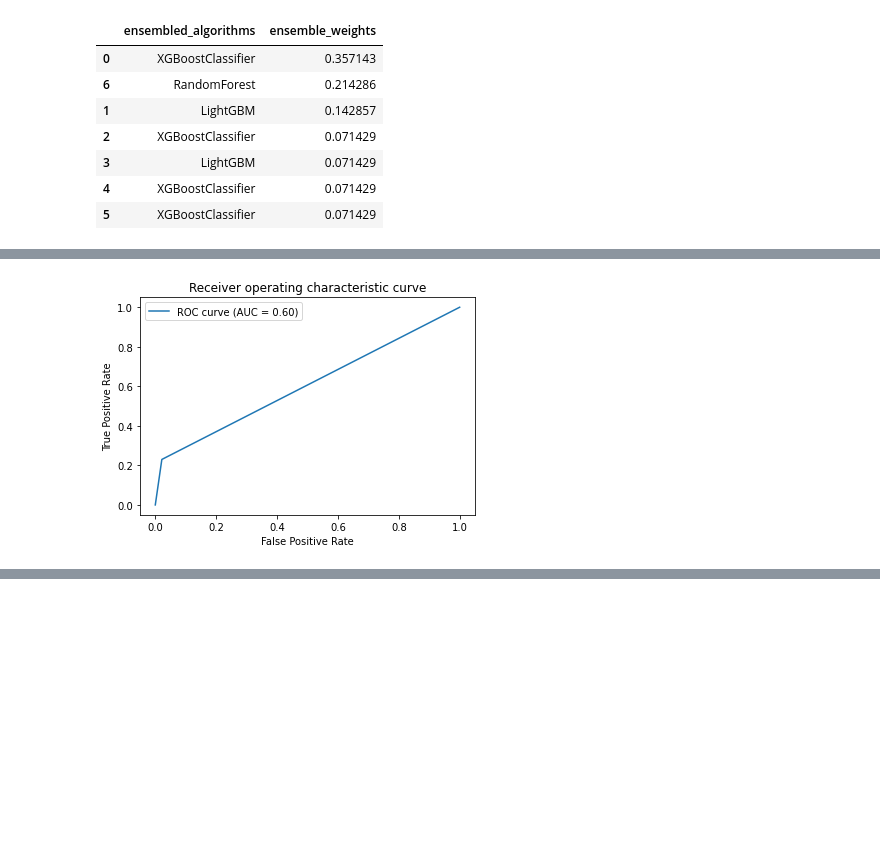
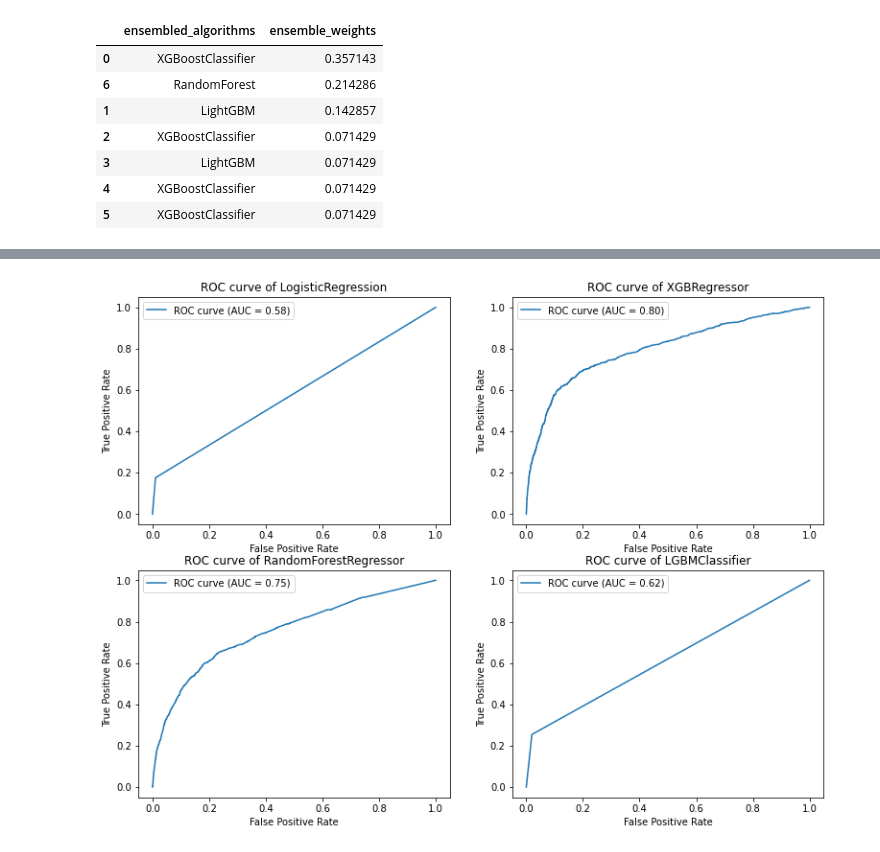
Before and after one commit to lustraka/Udacity01_Optimizing_a_Pipeline_in_Azure, a Jupyter notebook: sandbox-1/Colab_BankMarketingExperiments.ipynb, the cells around one changed output, grey strips where cells are left out. Cells and saved outputs as stored; diff of their text form; code cells hidden in the pictures; blank space fills up the shorter version.

```diff
--- a/sandbox-1/Colab_BankMarketingExperiments.ipynb
+++ b/sandbox-1/Colab_BankMarketingExperiments.ipynb
@@ -216,6 +216,0 @@ plot_roc_curve(*evaluate_clf(x_train, y_train, x_test, y_test, clf))
-# %%
-from lightgbm import LGBMClassifier
-clf = LGBMClassifier()
-plot_roc_curve(*evaluate_clf(x_train, y_train, x_test, y_test, clf))
-# %% [output]
-[figure, removed]
@@ -221,0 +220,19 @@ plot_roc_curve(*evaluate_clf(x_train, y_train, x_test, y_test, clf))
+# %%
+clfs = [[LogisticRegression(C=C, max_iter=max_iter), XGBRegressor()], [RandomForestRegressor(), LGBMClassifier()]]
+# %%
+def plot_roc_curves(fpr, tpr, auc, name, ax):
+  """Plot ROC curve. Print AUC score."""
+
+  ax.set_xlabel('False Positive Rate')
+  ax.set_ylabel('True Positive Rate')
+  ax.plot(fpr, tpr, label=f"ROC curve (AUC = {auc:.2f})")
+  ax.legend()
+  ax.set_title('ROC curve of ' + name)
+
+fig, ax = plt.subplots(2,2)
+fig.set_size_inches(6.4*2, 4.8*2)
+for i in range(2):
+  for j in range(2):
+    ax[i][j] = plot_roc_curves(*evaluate_clf(x_train, y_train, x_test, y_test, clfs[i][j]), ax[i][j])
+plt.show()
+# %% [output]
@@ -221,0 +240 @@ plot_roc_curve(*evaluate_clf(x_train, y_train, x_test, y_test, clf))
+[figure, added]
```
Also changed, not shown: parts of 21 cells of this notebook.
